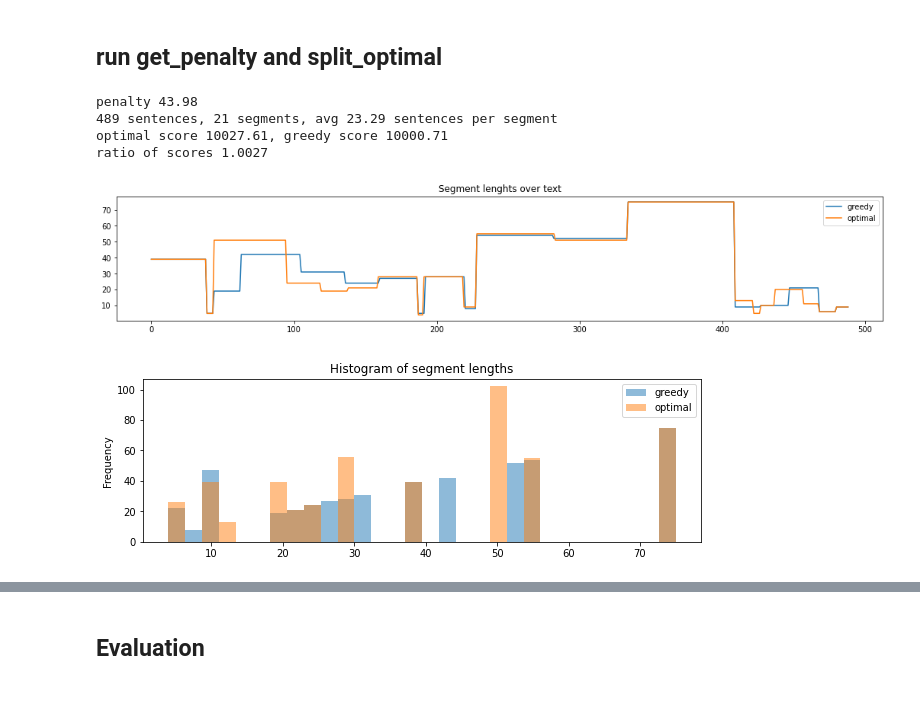
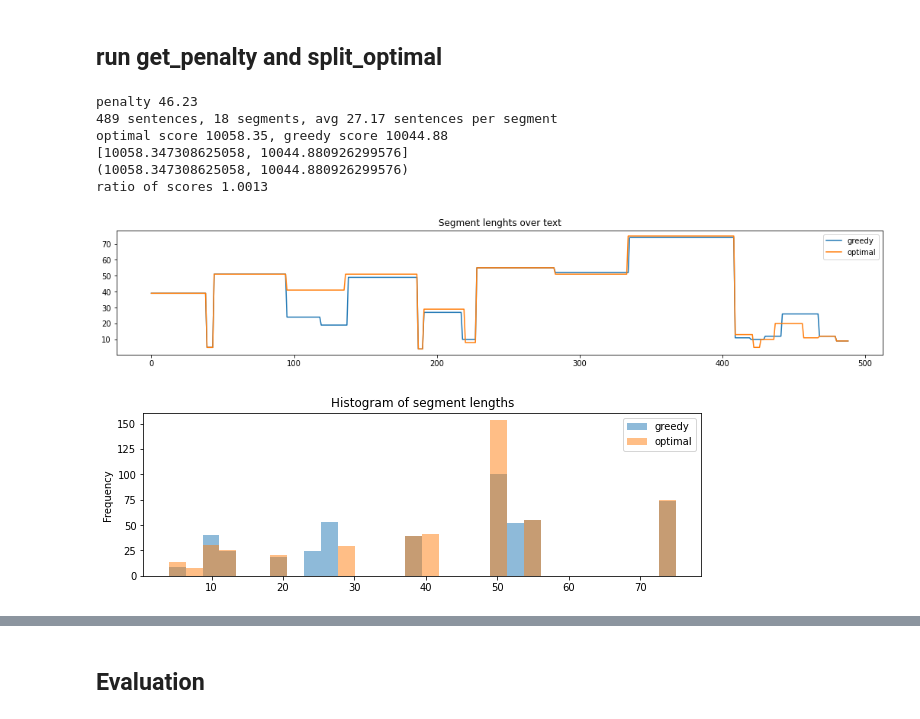
Before and after one commit to flora0110/podcast_segment_headine, a Jupyter notebook: textsplit_history_2.ipynb, the cells around one changed output, grey strips where cells are left out. Cells and saved outputs as stored; diff of their text form; code cells hidden in the pictures.

```diff
--- a/textsplit_history_2.ipynb
+++ b/textsplit_history_2.ipynb
@@ -107,42 +94,53 @@ with open(book_path, 'rt') as f:
 #for i in range(5):
 #  print(sentenced_text)
 sentenced_text = sentence_tokenizer(text)
+strs = " "
+for i in range(len(sentenced_text)):
+  if(sentenced_text[i] != " "):
+    strs =sentenced_text[i]
+  if(i+1<len(sentenced_text)):
+    if(strs == sentenced_text[i+1]):
+      sentenced_text[i+1]=" "
 vecr = CountVectorizer(vocabulary=wrdvecs.index)
 
 sentence_vectors = vecr.transform(sentenced_text).dot(wrdvecs)
 
 penalty = get_penalty([sentence_vectors], segment_len)
 print('penalty %4.2f' % penalty)
 
 optimal_segmentation = split_optimal(sentence_vectors, penalty, seg_limit=250)
 segmented_text = get_segments(sentenced_text, optimal_segmentation)
 
 print('%d sentences, %d segments, avg %4.2f sentences per segment' % (
     len(sentenced_text), len(segmented_text), len(sentenced_text) / len(segmented_text)))
 
 with open(book_path + '.seg', 'wt') as f:
     for i, segment_sentences in enumerate(segmented_text):
         segment_str = ' // '.join(segment_sentences)
         gain = optimal_segmentation.gains[i] if i < len(segmented_text) - 1 else 0
         segment_info = ' [%d sentences, %4.3f] ' % (len(segment_sentences), gain)
         print(segment_str + '\n8<' + '=' * 30 + segment_info + "=" * 30, file=f)
 
 greedy_segmentation = split_greedy(sentence_vectors, max_splits=len(optimal_segmentation.splits))
 greedy_segmented_text = get_segments(sentenced_text, greedy_segmentation)
 lengths_optimal = [len(segment) for segment in segmented_text for sentence in segment]
 lengths_greedy = [len(segment) for segment in greedy_segmented_text for sentence in segment]
 df = pd.DataFrame({'greedy':lengths_greedy, 'optimal': lengths_optimal})
 df.plot.line(figsize=(18, 3), title='Segment lenghts over text')
 df.plot.hist(bins=30, alpha=0.5, figsize=(10, 3), title='Histogram of segment lengths')
 
 totals = [get_total(sentence_vectors, seg.splits, penalty)
           for seg in [optimal_segmentation, greedy_segmentation]]
 print('optimal score %4.2f, greedy score %4.2f' % tuple(totals))
+print(totals)
+print(tuple(totals))
 print('ratio of scores %5.4f' % (totals[0] / totals[1]))
 # %% [output]
-penalty 43.98
-489 sentences, 21 segments, avg 23.29 sentences per segment
-optimal score 10027.61, greedy score 10000.71
-ratio of scores 1.0027
+penalty 46.23
+489 sentences, 18 segments, avg 27.17 sentences per segment
+optimal score 10058.35, greedy score 10044.88
+[10058.347308625058, 10044.880926299576]
+(10058.347308625058, 10044.880926299576)
+ratio of scores 1.0013
-[figure, old version]
+[figure, new version]
-[figure, old version]
+[figure, new version]
```
Also changed, not shown: parts of 7 cells of this notebook.
